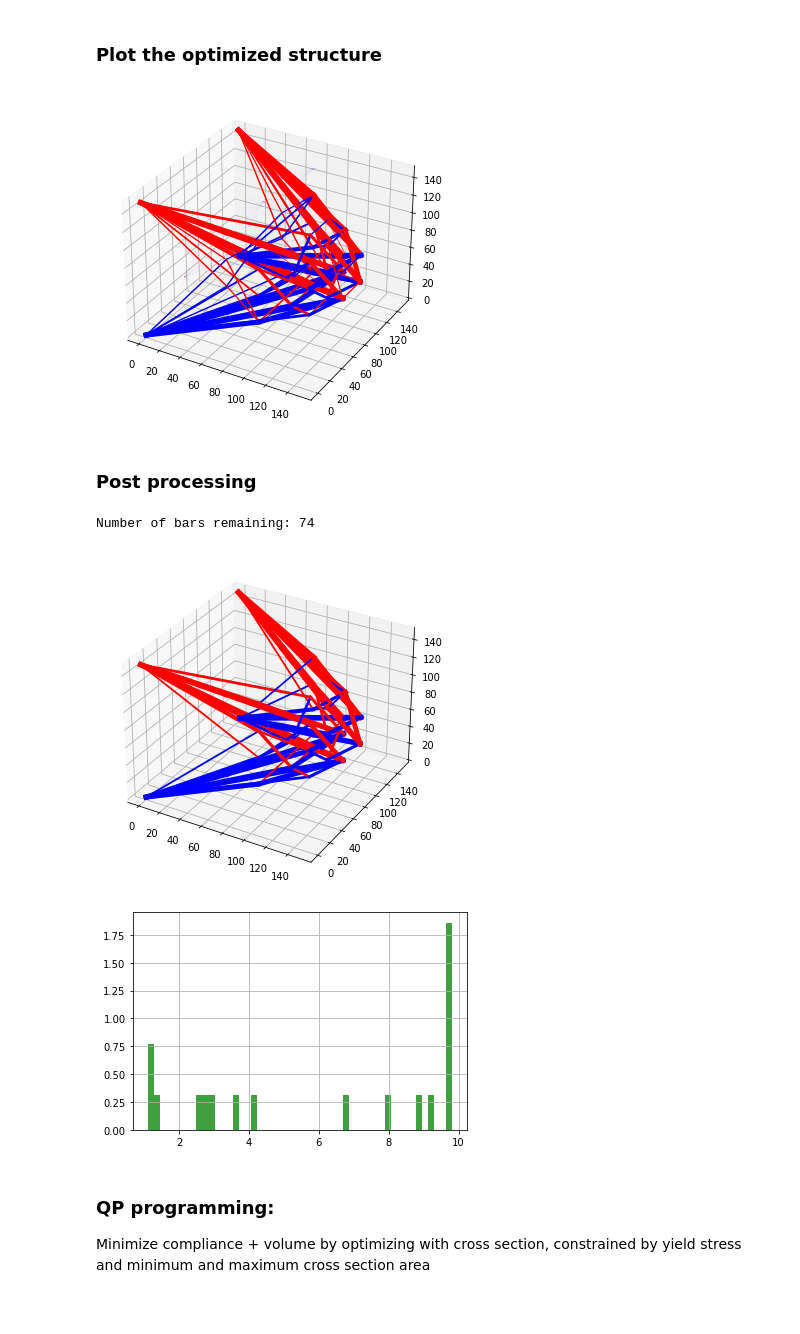
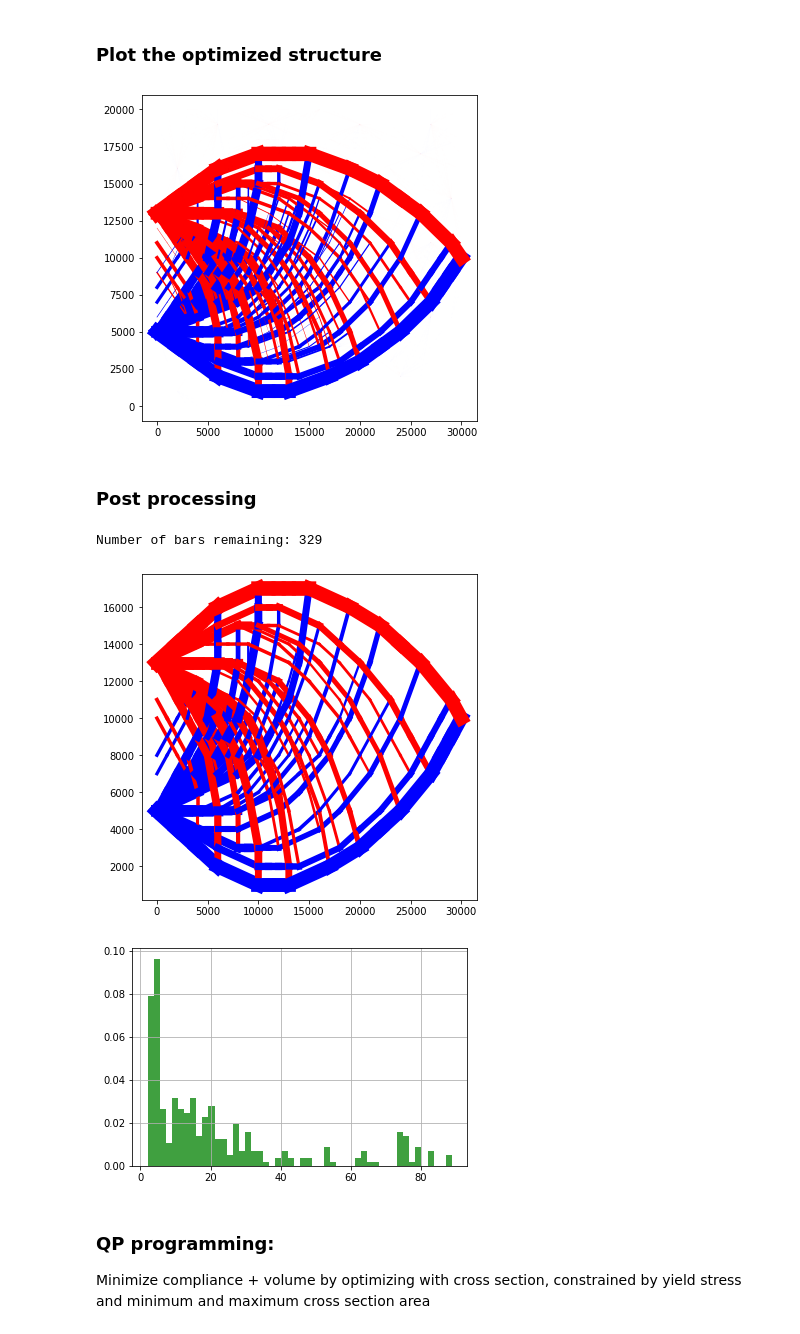
Before and after one commit to Tianchen1987/trussOpt, a Jupyter notebook: trussFEM.ipynb, the cells around one changed output. Cells and saved outputs as stored; diff of their text form; code cells hidden in the pictures.

```diff
--- a/trussFEM.ipynb
+++ b/trussFEM.ipynb
@@ -96,26 +96,25 @@ Minimize volume by optimizing with cross section, constrained by yield stress an
 # %% [markdown]
 ### Plot the optimized structure
 # %%
-
 # tog - plot ON/OFF, deform shape , modal shape, modal #, scale of def, color 1=stress, 2=mat
 plotting = dict()
 plotting['IO']=True # true - plot, false - do not plot
 plotting['deformed']= 1 # 0 - original, 1 - deformed, 2 - both
-plotting['view']= '3d' # 0 - original, 1 - deformed, 2 - both
+plotting['view']= '2d' # 0 - original, 1 - deformed, 2 - both
 plotting['xsec']= 'a' # 0 - original, 1 - deformed, 2 - both
 plotting['sf'] = dict()
 plotting['sf']['a']= 1
 plotting['sf']['f']= 10
 
 if plotting['IO']==True:
     plotStructFun(glb, elem, inputData['nodes'], inputUnit, a_opt, f_opt, plotting)
 # %% [output]
-[figure, old version]
+[figure, new version]
 # %% [markdown]
 ### Post processing
 # %%
 # filter out all the bars with cross section that's less than x
-[fGlb,fElem] = areaFilter(glb, inputData['nodes'], elem, a_opt, f_opt,1)
+[fGlb,fElem] = areaFilter(glb, inputData['nodes'], elem, a_opt, f_opt,2)
 
 print("Number of bars remaining: " + str(len(fElem['n0'])))
 # Folder containing all your models
@@ -125,13 +124,13 @@ owd=cwdGoogle+outputFolder+inputModel
 
 writeOutput(owd, fGlb, fElem, inputUnit)
 # %% [output]
-Number of bars remaining: 74
+Number of bars remaining: 329
 # %%
 # tog - plot ON/OFF, deform shape , modal shape, modal #, scale of def, color 1=stress, 2=mat
 plotting = dict()
 plotting['IO']=True # true - plot, false - do not plot
 plotting['deformed']= 1 # 0 - original, 1 - deformed, 2 - both
-plotting['view']= '3d' # 0 - original, 1 - deformed, 2 - both
+plotting['view']= '2d' # 0 - original, 1 - deformed, 2 - both
 plotting['xsec']= 'a' # 0 - original, 1 - deformed, 2 - both
 plotting['sf'] = dict()
 plotting['sf']['a']= 1
@@ -148,8 +147,8 @@ if plotting['IO']==True:
     plt.grid(True)
     plt.show()
 # %% [output]
-[figure, old version]
+[figure, new version]
-[figure, old version]
+[figure, new version]
 # %% [markdown]
 ### QP programming:
 Minimize compliance + volume by optimizing with cross section, constrained by yield stress and minimum and maximum cross section area
```
Also changed, not shown: parts of 6 cells of this notebook, 32 other files.
